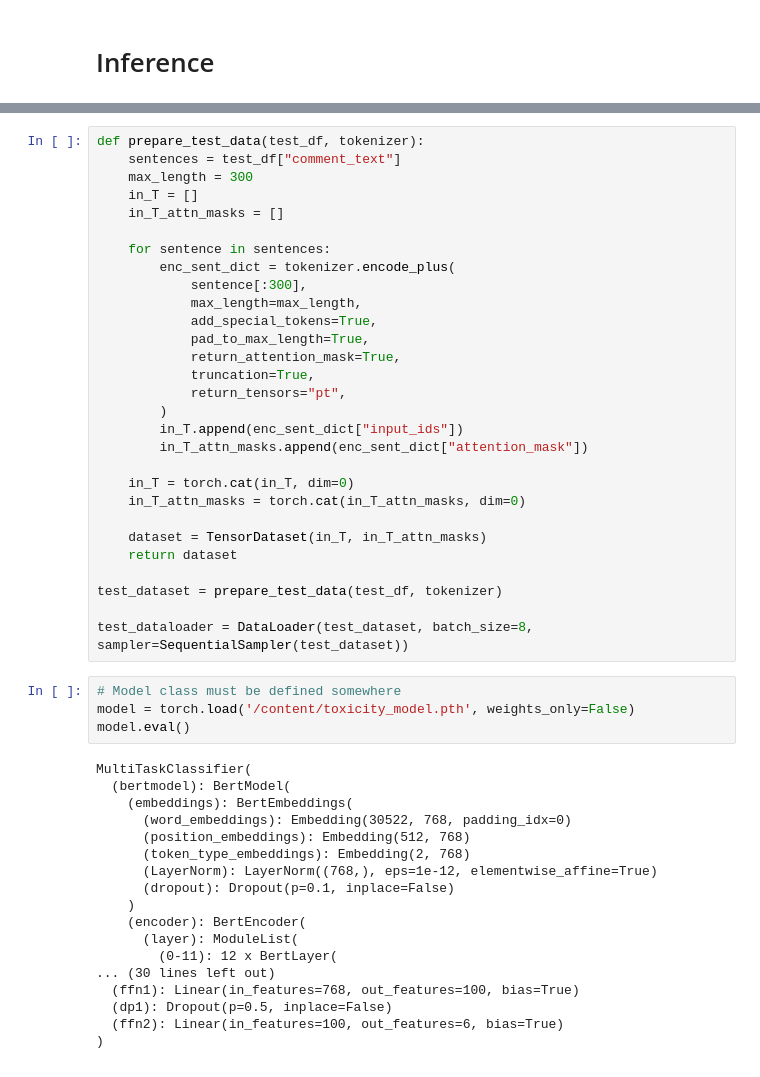
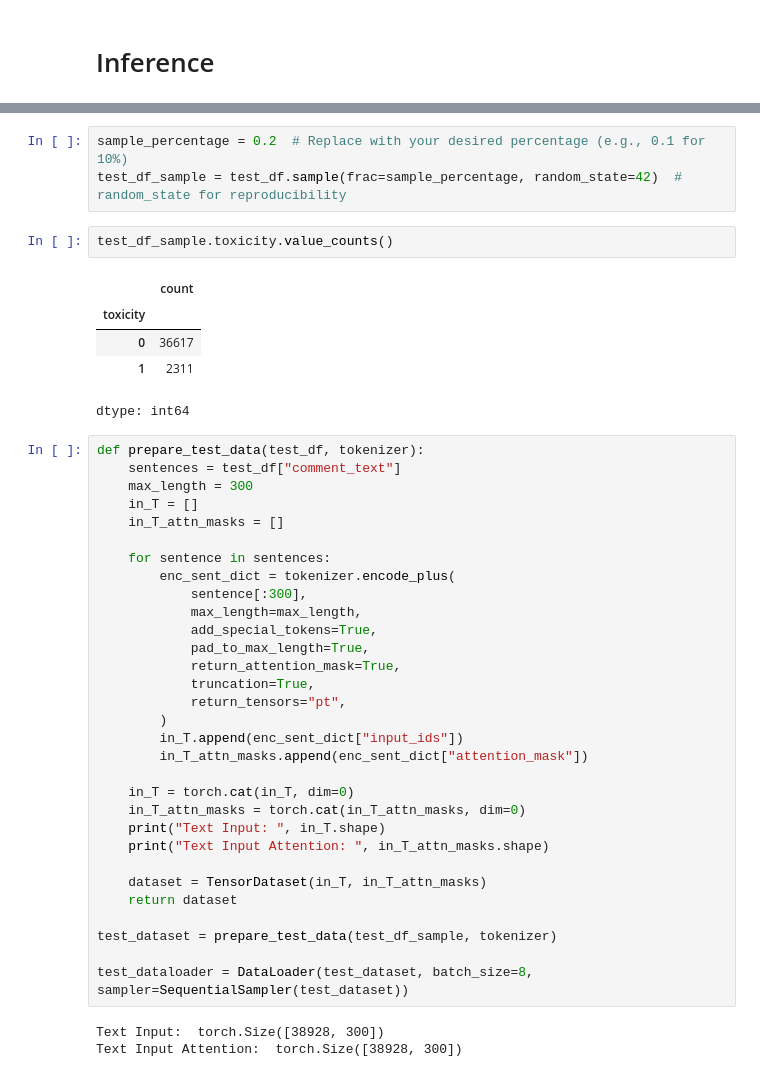
Before and after one commit to datascisteven/Detecting-Bias-and-Toxicity-in-LLM-Chatbots, a Jupyter notebook: Greenflash_Toxicity_Multi_Class_Model.ipynb, the cells around one changed output, grey strips where cells are left out. Drawn from its saved outputs; the diff is of its cells as text.

```diff
--- a/Greenflash_Toxicity_Multi_Class_Model.ipynb
+++ b/Greenflash_Toxicity_Multi_Class_Model.ipynb
@@ -735,4 +886,15 @@ test_df.toxic.value_counts()
 dtype: int64
+# %%
+sample_percentage = 0.2  # Replace with your desired percentage (e.g., 0.1 for 10%)
+test_df_sample = test_df.sample(frac=sample_percentage, random_state=42)  # random_state for reproducibility
+# %%
+test_df_sample.toxicity.value_counts()
+# %% [output]
+|  | count |
+| toxicity |  |
+| 0 | 36617 |
+| 1 | 2311 |
+dtype: int64
 # %%
 def prepare_test_data(test_df, tokenizer):
     sentences = test_df["comment_text"]
@@ -755,32 +917,15 @@ def prepare_test_data(test_df, tokenizer):
 
     in_T = torch.cat(in_T, dim=0)
     in_T_attn_masks = torch.cat(in_T_attn_masks, dim=0)
+    print("Text Input: ", in_T.shape)
+    print("Text Input Attention: ", in_T_attn_masks.shape)
 
     dataset = TensorDataset(in_T, in_T_attn_masks)
     return dataset
 
-test_dataset = prepare_test_data(test_df, tokenizer)
+test_dataset = prepare_test_data(test_df_sample, tokenizer)
 
 test_dataloader = DataLoader(test_dataset, batch_size=8, sampler=SequentialSampler(test_dataset))
+# %% [output]
+Text Input:  torch.Size([38928, 300])
+Text Input Attention:  torch.Size([38928, 300])
-# %%
-# Model class must be defined somewhere
-model = torch.load('/content/toxicity_model.pth', weights_only=False)
-model.eval()
-# %% [output]
-MultiTaskClassifier(
-  (bertmodel): BertModel(
-    (embeddings): BertEmbeddings(
-      (word_embeddings): Embedding(30522, 768, padding_idx=0)
-      (position_embeddings): Embedding(512, 768)
-      (token_type_embeddings): Embedding(2, 768)
-      (LayerNorm): LayerNorm((768,), eps=1e-12, elementwise_affine=True)
-      (dropout): Dropout(p=0.1, inplace=False)
-    )
-    (encoder): BertEncoder(
-      (layer): ModuleList(
-        (0-11): 12 x BertLayer(
-... (30 lines left out)
-  (ffn1): Linear(in_features=768, out_features=100, bias=True)
-  (dp1): Dropout(p=0.5, inplace=False)
-  (ffn2): Linear(in_features=100, out_features=6, bias=True)
-)
```
Also changed, not shown: parts of 24 cells of this notebook.
